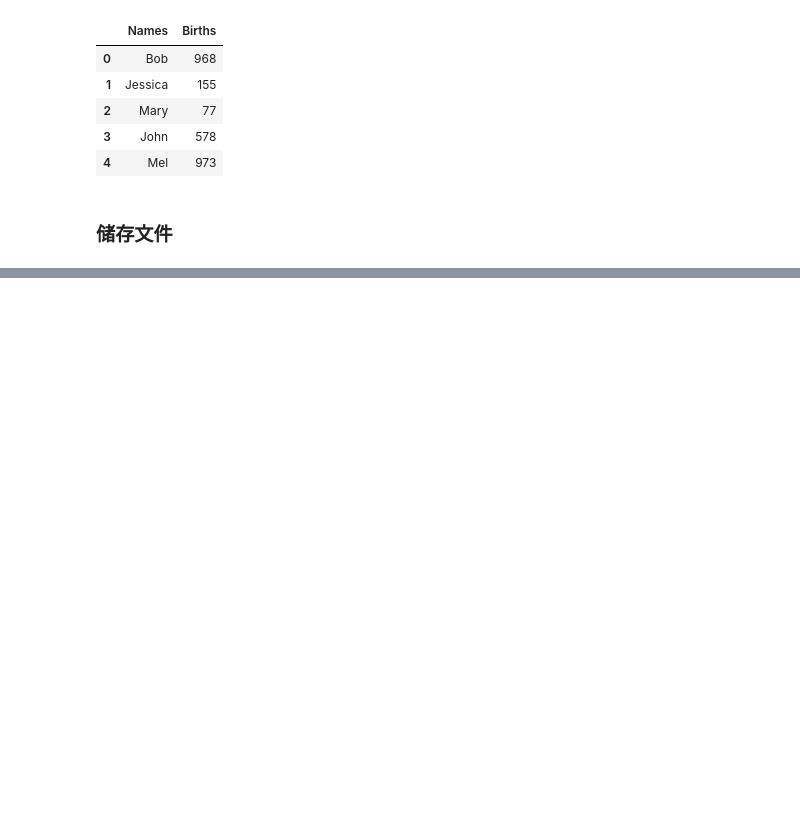
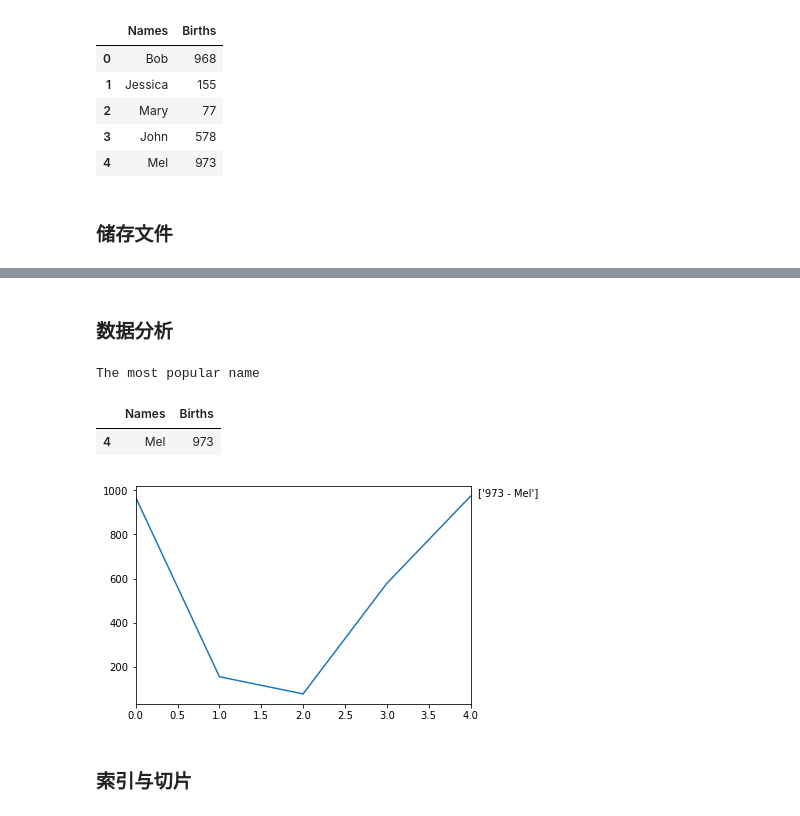
Before and after one commit to probe301/kaggle, a Jupyter notebook: Pandas Basic - 知乎专栏 Data Science with R and Python.ipynb, the cells around one changed output, grey strips where cells are left out. Cells and saved outputs as stored; diff of their text form; code cells hidden in the pictures; blank space fills up the shorter version.

```diff
--- a/Pandas Basic - 知乎专栏 Data Science with R and Python.ipynb
+++ b/Pandas Basic - 知乎专栏 Data Science with R and Python.ipynb
@@ -108,0 +111,8 @@ df.to_csv('births1880.csv', index=False, header=False)
+# %%
+# 存好了之后，我们就可以根据路径读取这个csv文件“births1880.csv”，
+# 读取文件的函数为pandas.read_csv，
+# 其他类型文件的读取函数也类似，比如pandas.read_pickle
+
+Location = './births1880.csv'
+df = pd.read_csv(Location)
+df
@@ -108,0 +125,10 @@ df.to_csv('births1880.csv', index=False, header=False)
+# %%
+# 我们看到，由于我们当时存储的时候header=False，
+# 在读取这个csv的时候也没有指定行名，
+# 所以python自动将每列第一个变量作为了DataFrame的列名，
+# 这显然是我们不愿意看到的。
+
+# 为了改变这一情况，我们应该在read_csv的时候通过names属性申明列名是什么：
+
+df = pd.read_csv(Location, names=['Names', 'Births'])
+df
@@ -108,0 +142,39 @@ df.to_csv('births1880.csv', index=False, header=False)
+# %% [markdown]
+### 数据分析
+# %%
+# 在原文的最后，作者还简单介绍了一个DataFrame数据分析的小案例，
+# 其中的内容在后面都会有所涉及，先放在这里让大家简要了解一下：
+
+import matplotlib.pyplot as plt
+
+# Enable inline plotting
+%matplotlib inline
+
+#把df这个DataFrame里的Births列进行画图操作
+df['Births'].plot()
+
+#max()函数可以获取Births列的最大值
+MaxValue = df['Births'].max()
+
+#先用df['Births'] == df['Births'].max()获取到最大值那一行的索引，
+#之后便可以在df['Names']列中用同一个索引找到对应的行，最后通过values属性获取具体的name值
+MaxName = df['Names'][df['Births'] == df['Births'].max()].values
+
+#生成将要在图片上显示的文字
+Text = str(MaxValue) + " - " + MaxName
+
+#把文字添加到图片上面
+plt.annotate(Text, xy=(1, MaxValue), xytext=(8, 0),
+             xycoords=('axes fraction', 'data'),
+             textcoords='offset points')
+
+#打印"The most popular name"与最大值
+print("The most popular name")
+df[df['Births'] == df['Births'].max()]
+# %% [output]
+The most popular name
+|  | Names | Births |
+| 4 | Mel | 973 |
+[figure, added]
+# %% [markdown]
+### 索引与切片
```
Also changed, not shown: parts of 32 cells of this notebook, 1 other file.
